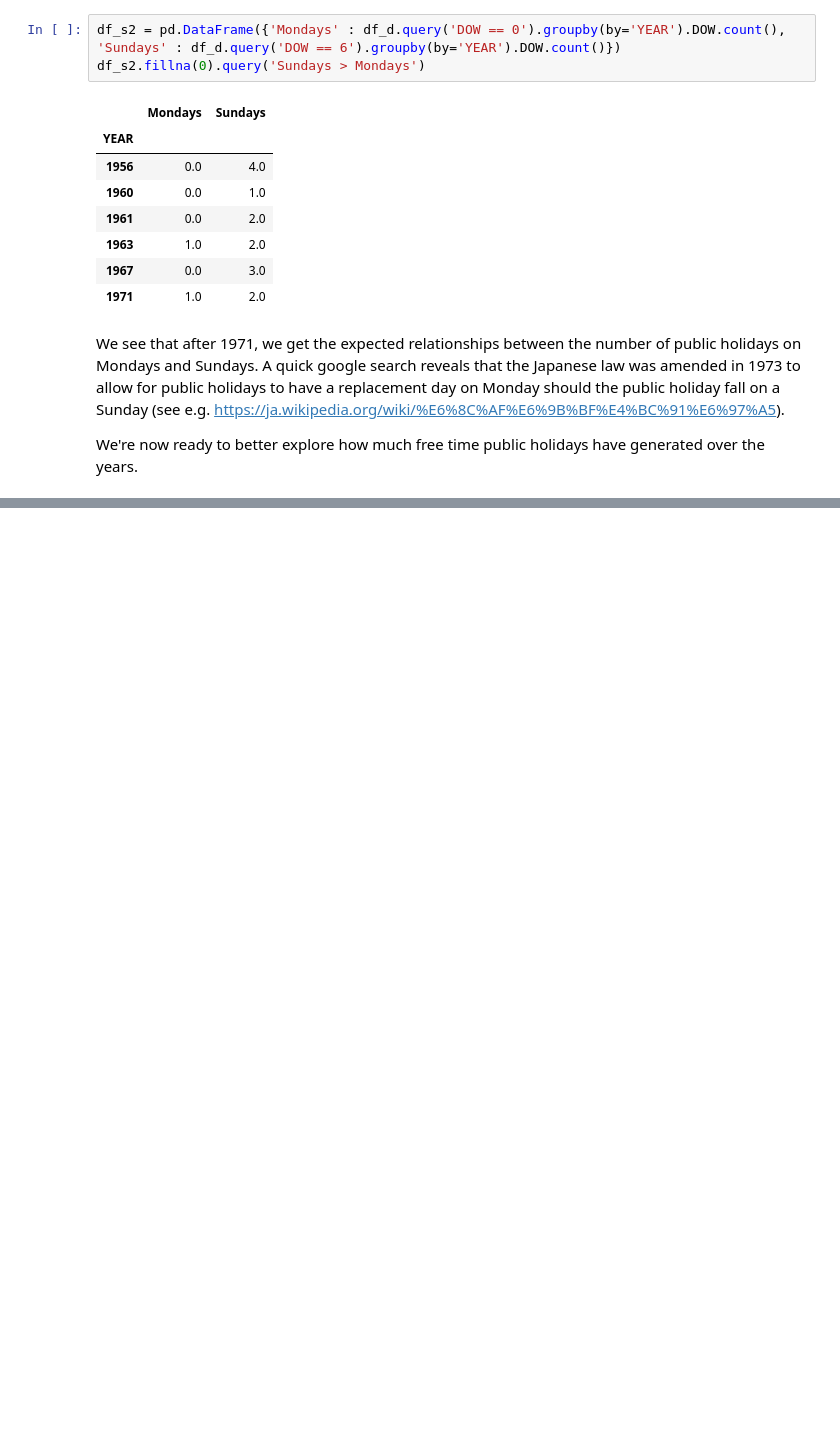
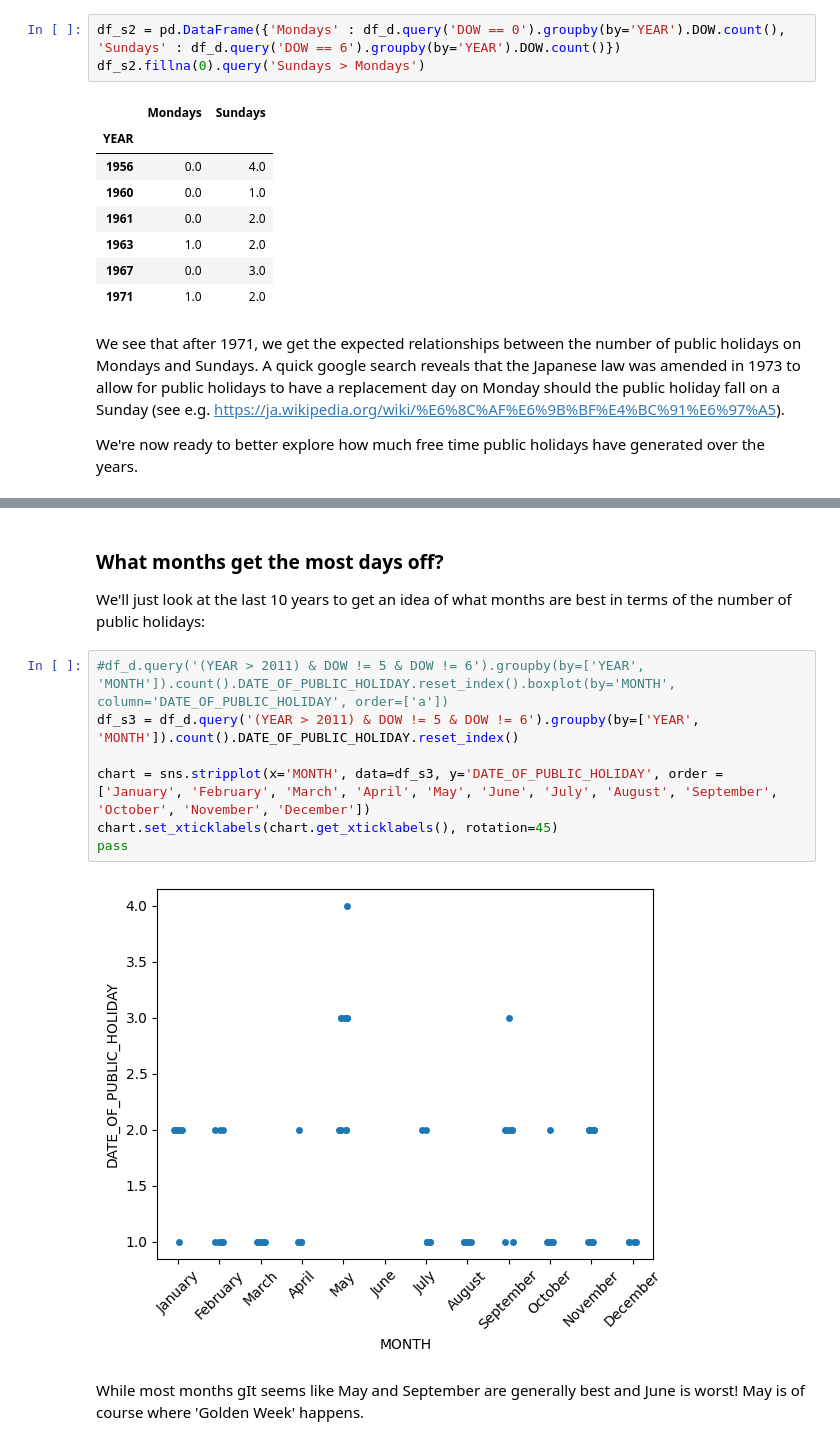
Before and after one commit to Open-Data-Japan/odj-data-public_holidays, a Jupyter notebook: sample-analysis/jupyter-odj-data-public_holidays.ipynb, the cells around one changed output, grey strips where cells are left out. Cells and saved outputs as stored; diff of their text form; blank space fills up the shorter version.

```diff
--- a/sample-analysis/jupyter-odj-data-public_holidays.ipynb
+++ b/sample-analysis/jupyter-odj-data-public_holidays.ipynb
@@ -153,0 +188,15 @@ Here are some basic questions we may want to answer from this data:
+# %% [markdown]
+### What months get the most days off?
+
+We'll just look at the last 10 years to get an idea of what months are best in terms of the number of public holidays:
+# %%
+#df_d.query('(YEAR > 2011) & DOW != 5 & DOW != 6').groupby(by=['YEAR', 'MONTH']).count().DATE_OF_PUBLIC_HOLIDAY.reset_index().boxplot(by='MONTH', column='DATE_OF_PUBLIC_HOLIDAY', order=['a'])
+df_s3 = df_d.query('(YEAR > 2011) & DOW != 5 & DOW != 6').groupby(by=['YEAR', 'MONTH']).count().DATE_OF_PUBLIC_HOLIDAY.reset_index()
+
+chart = sns.stripplot(x='MONTH', data=df_s3, y='DATE_OF_PUBLIC_HOLIDAY', order = ['January', 'February', 'March', 'April', 'May', 'June', 'July', 'August', 'September', 'October', 'November', 'December'])
+chart.set_xticklabels(chart.get_xticklabels(), rotation=45)
+pass
+# %% [output]
+[figure, added]
+# %% [markdown]
+While most months gIt seems like May and September are generally best and June is worst! May is of course where 'Golden Week' happens.
```
Also changed, not shown: parts of 7 cells of this notebook.
